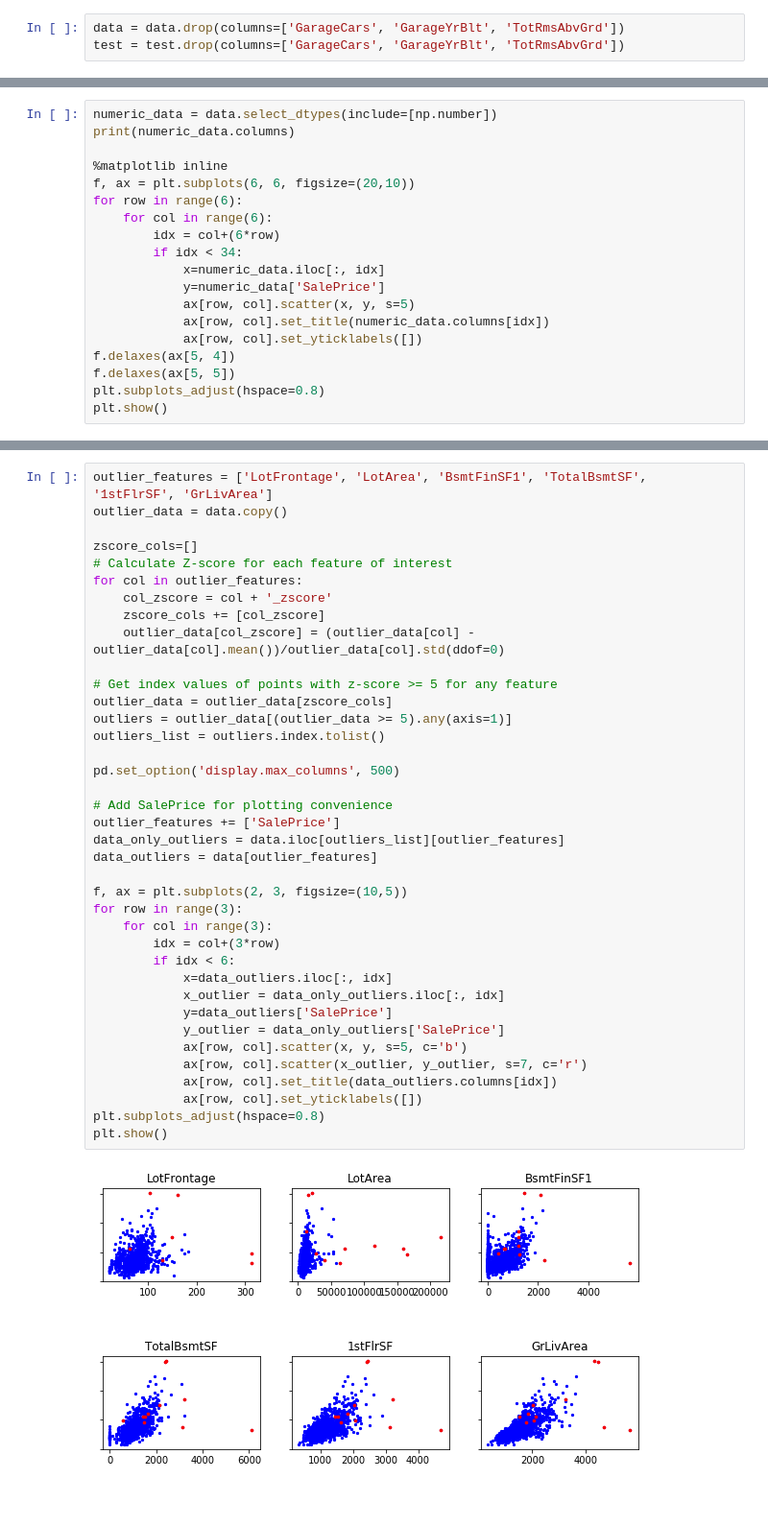
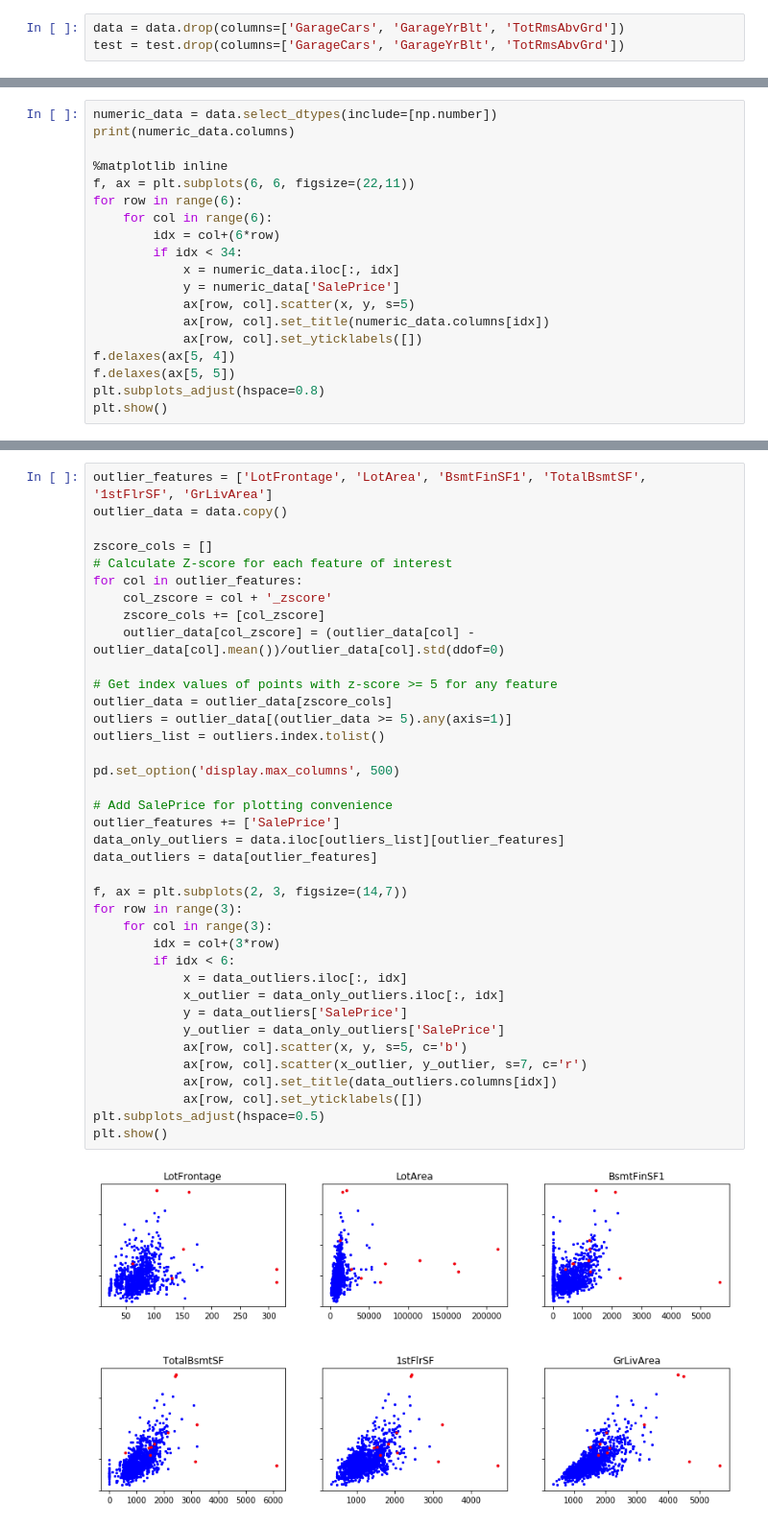
Before and after one commit to tcwou/House-Prices-Kaggle, a Jupyter notebook: Kaggle Housing Project Notebook.ipynb, the cells around one changed output, grey strips where cells are left out. Shown at 96% size. Cells and saved outputs as stored; diff of their text form; blank space fills up the shorter version.

```diff
--- a/Kaggle Housing Project Notebook.ipynb
+++ b/Kaggle Housing Project Notebook.ipynb
@@ -105,13 +110,13 @@ numeric_data = data.select_dtypes(include=[np.number])
 print(numeric_data.columns)
 
 %matplotlib inline
-f, ax = plt.subplots(6, 6, figsize=(20,10))
+f, ax = plt.subplots(6, 6, figsize=(22,11))
 for row in range(6):
     for col in range(6):
         idx = col+(6*row)
         if idx < 34:
-            x=numeric_data.iloc[:, idx]
-            y=numeric_data['SalePrice']
+            x = numeric_data.iloc[:, idx]
+            y = numeric_data['SalePrice']
             ax[row, col].scatter(x, y, s=5)
             ax[row, col].set_title(numeric_data.columns[idx])
             ax[row, col].set_yticklabels([])
@@ -133,39 +140,39 @@ Index(['MSSubClass', 'LotFrontage', 'LotArea', 'OverallQual', 'OverallCond',
 outlier_features = ['LotFrontage', 'LotArea', 'BsmtFinSF1', 'TotalBsmtSF', '1stFlrSF', 'GrLivArea']
 outlier_data = data.copy()
 
-zscore_cols=[]
+zscore_cols = []
 # Calculate Z-score for each feature of interest
 for col in outlier_features:
     col_zscore = col + '_zscore'
     zscore_cols += [col_zscore]
     outlier_data[col_zscore] = (outlier_data[col] - outlier_data[col].mean())/outlier_data[col].std(ddof=0)
 
 # Get index values of points with z-score >= 5 for any feature
 outlier_data = outlier_data[zscore_cols]
 outliers = outlier_data[(outlier_data >= 5).any(axis=1)]
 outliers_list = outliers.index.tolist()
 
 pd.set_option('display.max_columns', 500)
 
 # Add SalePrice for plotting convenience
 outlier_features += ['SalePrice']
 data_only_outliers = data.iloc[outliers_list][outlier_features]
 data_outliers = data[outlier_features]
 
-f, ax = plt.subplots(2, 3, figsize=(10,5))
+f, ax = plt.subplots(2, 3, figsize=(14,7))
 for row in range(3):
     for col in range(3):
         idx = col+(3*row)
         if idx < 6:
-            x=data_outliers.iloc[:, idx]
+            x = data_outliers.iloc[:, idx]
             x_outlier = data_only_outliers.iloc[:, idx]
-            y=data_outliers['SalePrice']
+            y = data_outliers['SalePrice']
             y_outlier = data_only_outliers['SalePrice']
             ax[row, col].scatter(x, y, s=5, c='b')
             ax[row, col].scatter(x_outlier, y_outlier, s=7, c='r')
             ax[row, col].set_title(data_outliers.columns[idx])
             ax[row, col].set_yticklabels([])
-plt.subplots_adjust(hspace=0.8)
+plt.subplots_adjust(hspace=0.5)
 plt.show()
 # %% [output]
-[figure, old version]
+[figure, new version]
```
Also changed, not shown: parts of 32 cells of this notebook.
